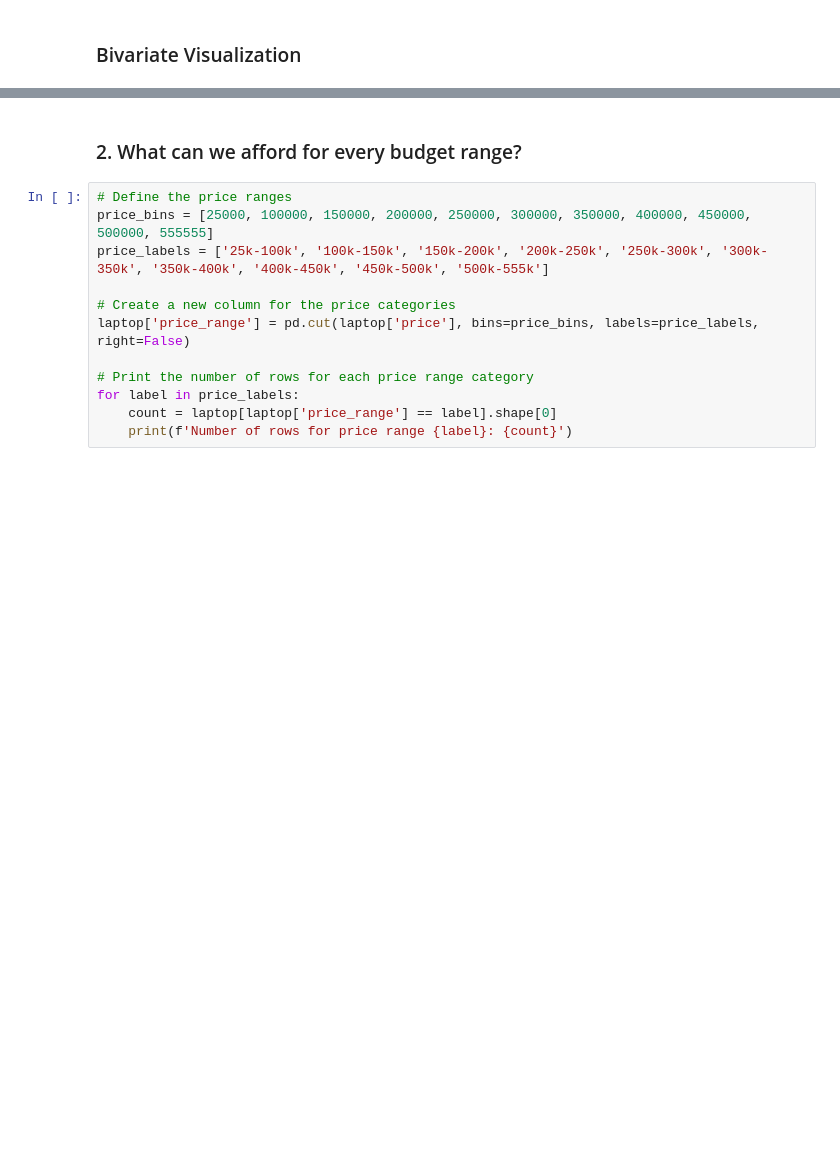
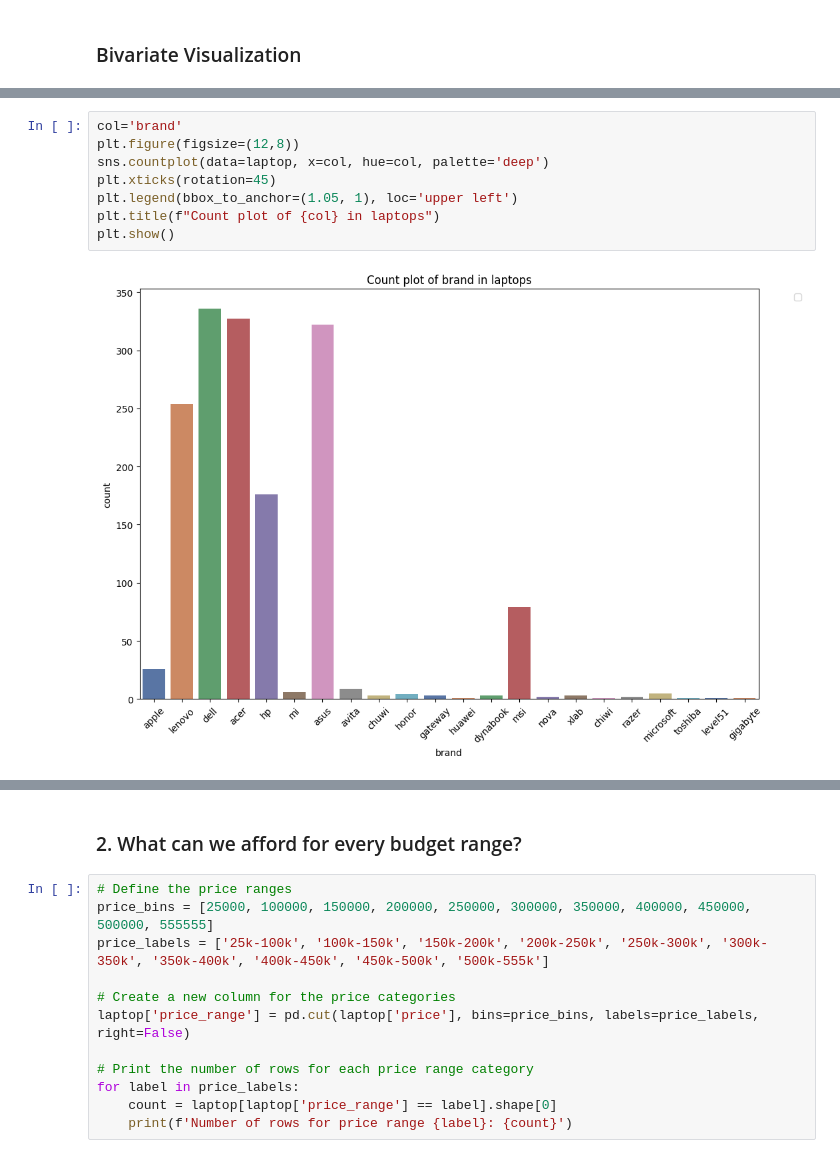
Before and after one commit to xrhahelry/DS-MiniProject, a Jupyter notebook: analysis_Yajjyu.ipynb, the cells around one changed output, grey strips where cells are left out. Saved outputs shown, nothing was run; the diff lists cells and outputs as text; blank space fills up the shorter version.

```diff
--- a/analysis_Yajjyu.ipynb
+++ b/analysis_Yajjyu.ipynb
@@ -285,0 +118,10 @@ Passing `palette` without assigning `hue` is deprecated and will be removed in v
+# %%
+col='brand'
+plt.figure(figsize=(12,8))
+sns.countplot(data=laptop, x=col, hue=col, palette='deep')
+plt.xticks(rotation=45)
+plt.legend(bbox_to_anchor=(1.05, 1), loc='upper left')
+plt.title(f"Count plot of {col} in laptops")
+plt.show()
+# %% [output]
+[figure, added]
```
Also changed, not shown: parts of 37 cells of this notebook.
